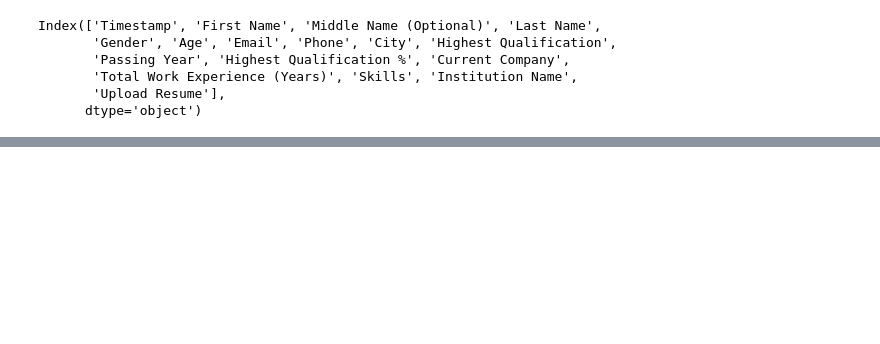
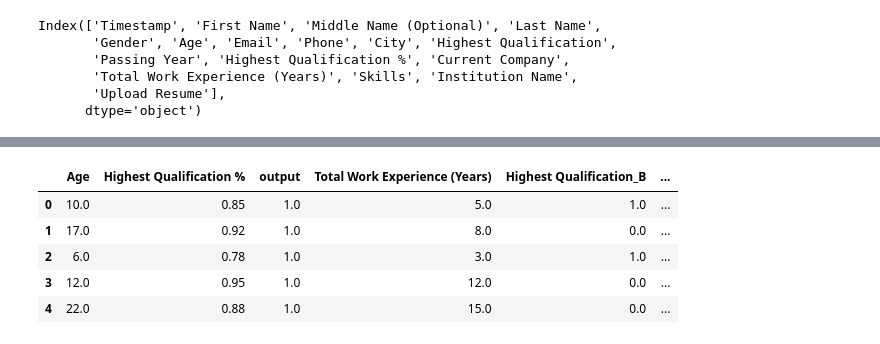
Before and after one commit to Mayank-141-Shaw/Job-Candidate-Eligibility, a Jupyter notebook: main.ipynb, the cells around one changed output, grey strips where cells are left out. Cells and saved outputs as stored; diff of their text form; code cells hidden in the pictures; blank space fills up the shorter version.

```diff
--- a/main.ipynb
+++ b/main.ipynb
@@ -102,0 +93,77 @@ import tensorflow as tf
+# %%
+import datetime
+import pandas as pd
+
+def clean_data(df):
+    df.drop(columns=['Timestamp', 'First Name', 'Middle Name (Optional)', 'Last Name', 'Email', 'Phone', 'Institution Name', 'Upload Resume'], inplace=True)
+    # Convert text to uppercase in column: 'Highest Qualification'
+    # also get the first character and produce category of bachelor, master or other
+    # df['Highest Qualification'] = df['Highest Qualification'].str.strip()
+
+    df['Highest Qualification'] = df['Highest Qualification'].str.strip().str.slice(0,1,1).str.upper()
+    # One-hot encode column: 'Highest Qualification'
+    df = pd.get_dummies(df, columns=['Highest Qualification'])
+    df['Highest Qualification_B'] = [ 1. if item else 0. for item in df['Highest Qualification_B'] ]
+
+    df['Highest Qualification_M'] = [ 1. if item else 0. for item in df['Highest Qualification_M'] ]
+
+    df['Highest Qualification_P'] = [ 1. if item else 0. for item in df['Highest Qualification_P'] ]
+    # One-hot encode column: 'Gender'
+    df['Gender'] = [ item.strip() for item in df['Gender']]
+
+    df = pd.get_dummies(df, columns=['Gender'])
+
+    # df['Gender'] = [ 1. if item.strip() == 'Male' else 0. for item in df['Gender']]
+
+    df['Gender_Female'] = [1. if item else 0. for item in df['Gender_Female']]
+
+    df['Gender_Male'] = [1. if item else 0. for item in df['Gender_Male']]
+    # Rename column 'Current Company' to 'output'
+    df = df.rename(columns={'Current Company': 'output'})
+    df['output'] = [ 0. if item == 'Freelance' else 1. for item in df['output'] ]
+    df['Highest Qualification %'] = df['Highest Qualification %']/100
+    # Get only years
+    # df['Year'] = [ datetime.datetime.date(d).year for d in df['Passing Year'] ]
+
+    # # drop original column
+    # df.drop(columns=['Passing Year'], inplace=True)
+
+    # # find year gap, if year is less than cur year, then find year else 0
+    # cur_year = datetime.datetime.today().year
+
+    # df['Year'] = [ float(max(0, cur_year - y)) for y in df['Year'] ]
+
+    df['Year'] = [ int(item.strip()[-4:]) for item in df['Passing Year'] ]
+
+    df.drop(columns=['Passing Year'], inplace=True)
+
+    cur_year = datetime.datetime.today().year
+
+    df['Year'] = [ float(max(0, cur_year - y)) for y in df['Year'] ]
+    # Convert text to lowercase in column: 'Skills'
+    df['Skills'] = df['Skills'].str.lower().str.strip()
+
+    df['Skills'] = df['Skills'].str.replace(" ", "", case=False, regex=False)
+
+    df['skill_count'] = [ len(skills.split(',')) for skills in df['Skills'] ]
+    # above 18
+    df['Age'] = abs(df['Age']-float(18))
+    df['skill_count'] = [float(item) for item in df['skill_count']]
+    df.drop(columns=['City'], inplace=True)
+    # Multi-label encode column 'Skills' using delimiter ','
+
+    # loc_0 = df.columns.get_loc('Skills')
+    # df_encoded = df['Skills'].str.get_dummies(sep=',').add_prefix('Skills_')
+    # df = pd.concat([df.iloc[:,:loc_0], df_encoded, df.iloc[:,loc_0+1:]], axis=1)
+    df.drop(columns=['Skills'], inplace=True)
+    return df
+
+df_clean = clean_data(df.copy())
+df_clean.head()
+# %% [output]
+|  | Age | Highest Qualification % | output | Total Work Experience (Years) | Highest Qualification_B | ... |
+| 0 | 10.0 | 0.85 | 1.0 | 5.0 | 1.0 | ... |
+| 1 | 17.0 | 0.92 | 1.0 | 8.0 | 0.0 | ... |
+| 2 | 6.0 | 0.78 | 1.0 | 3.0 | 1.0 | ... |
+| 3 | 12.0 | 0.95 | 1.0 | 12.0 | 0.0 | ... |
+| 4 | 22.0 | 0.88 | 1.0 | 15.0 | 0.0 | ... |
```
Also changed, not shown: parts of 27 cells of this notebook, 4 other files.
